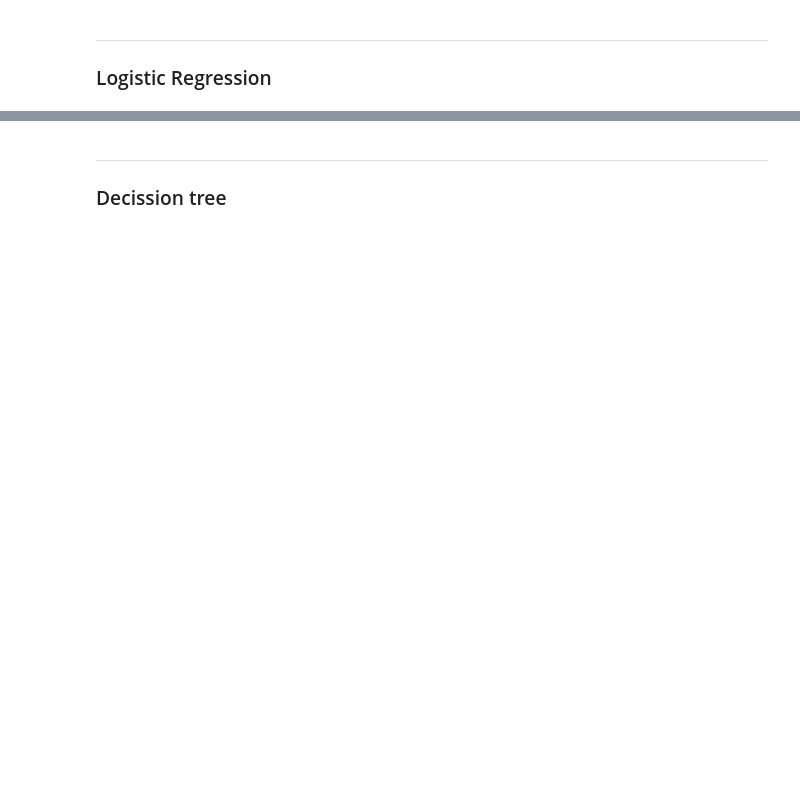
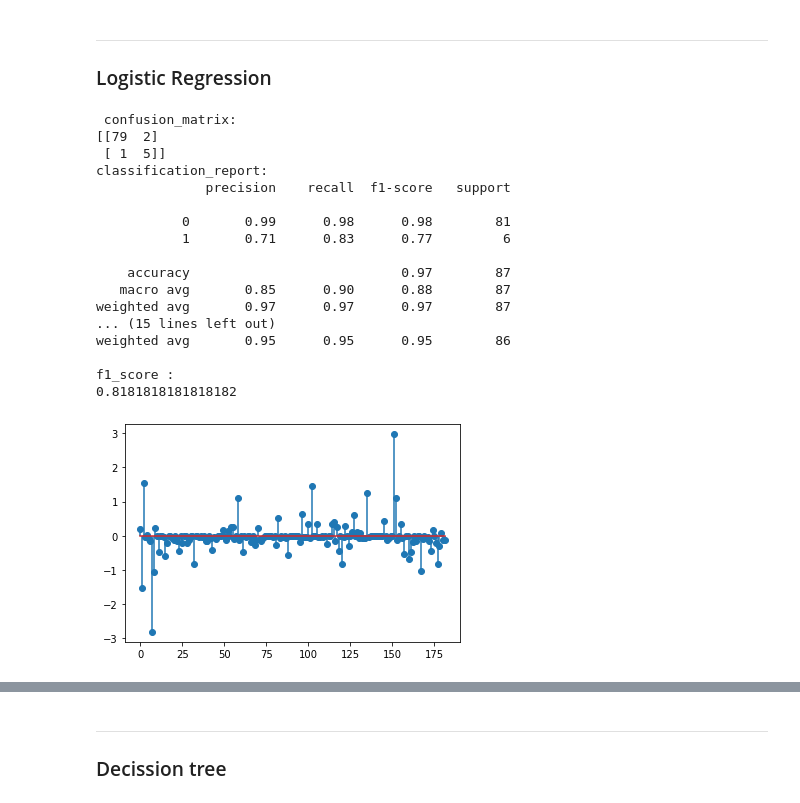
Before and after one commit to FatenElhariry/DEBILearningJourney, a Jupyter notebook: Queen's/ML/Project/Untitled1.ipynb, the cells around one changed output, grey strips where cells are left out. Drawn from its saved outputs; the diff is of its cells as text; code cells hidden in the pictures; blank space fills up the shorter version.

```diff
--- a/Queen's/ML/Project/Untitled1.ipynb
+++ b/Queen's/ML/Project/Untitled1.ipynb
@@ -236,0 +223,12 @@ def predict_and_score(clf,X, y):
+# %%
+def get_heighest_coefficiant(w_cof):
+    x_w = list(range(w_cof.shape[1]))
+    plt.stem(x_w, w_cof[0].flatten(), use_line_collection=True)
+    w_flatten = w_cof.flatten()
+    w_flatten.sort()
+    largest_weight = w_flatten[-4:]
+    heighest_weight = []
+    for item in largest_weight:
+        heighest_weight.append(np.where(w_cof == item)[1][0])
+
+    print(f"height weight feature {[list(df.columns)[index] for index in heighest_weight]}")
@@ -334,16 +368,28 @@ best_clf.best_estimator_
 # %%
+lr = LogisticRegression(random_state=13)
+evaluate_measure(lr)
 w_cof = lr.coef_
-x_w = list(range(w_cof.shape[1]))
-plt.stem(x_w, w_cof[0].flatten(), use_line_collection=True)
-w_flatten = w_cof.flatten()
-w_flatten.sort()
-largest_weight = w_flatten[-4:]
-heighest_weight = []
-for item in largest_weight:
-    heighest_weight.append(np.where(w_cof == item)[1][0])
-
-print(f"height weight feature {[list(df.columns)[index] for index in heighest_weight]}")
+get_heighest_coefficiant(w_cof)
 test_model(lr)
+# %% [output]
+ confusion_matrix:
+[[79  2]
+ [ 1  5]]
+classification_report:
+              precision    recall  f1-score   support
+
+           0       0.99      0.98      0.98        81
+           1       0.71      0.83      0.77         6
+
+    accuracy                           0.97        87
+   macro avg       0.85      0.90      0.88        87
+weighted avg       0.97      0.97      0.97        87
+... (15 lines left out)
+weighted avg       0.95      0.95      0.95        86
+
+f1_score :
+0.8181818181818182
+[figure, added]
 # %%
 LR = LogisticRegression()
 LRparam_grid = {
```
Also changed, not shown: parts of 25 cells of this notebook.
